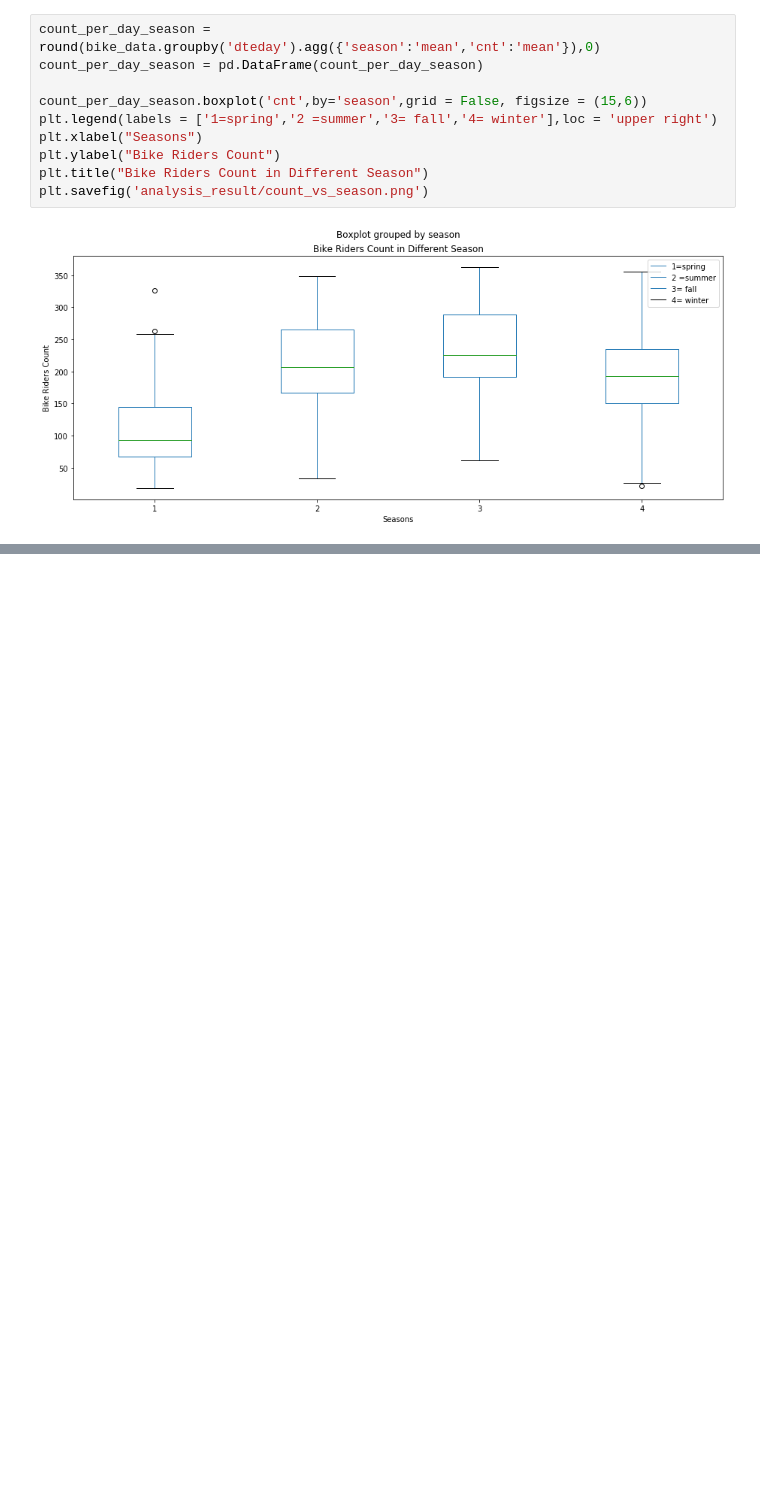
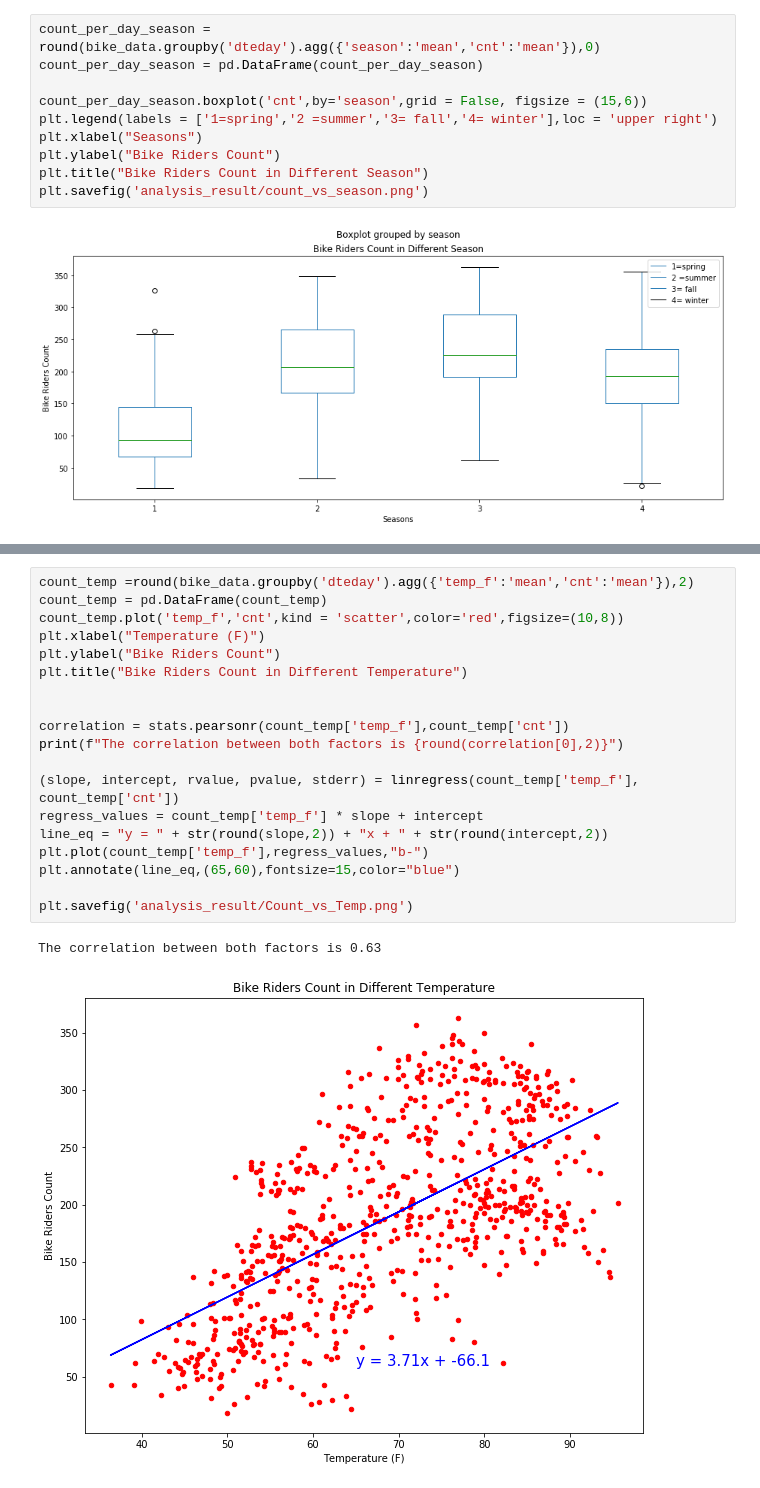
Before and after one commit to Sasmita28/Bike-Share-Analysis, a Jupyter notebook: project_one_bike_sharing_sm.ipynb, the cells around one changed output, grey strips where cells are left out. Cells and saved outputs as stored; diff of their text form; blank space fills up the shorter version.

Commit message:
some more analysis

```diff
--- a/project_one_bike_sharing_sm.ipynb
+++ b/project_one_bike_sharing_sm.ipynb
@@ -221,0 +296,22 @@ plt.savefig('analysis_result/count_vs_season.png')
+# %%
+count_temp =round(bike_data.groupby('dteday').agg({'temp_f':'mean','cnt':'mean'}),2)
+count_temp = pd.DataFrame(count_temp)
+count_temp.plot('temp_f','cnt',kind = 'scatter',color='red',figsize=(10,8))
+plt.xlabel("Temperature (F)")
+plt.ylabel("Bike Riders Count")
+plt.title("Bike Riders Count in Different Temperature")
+
+
+correlation = stats.pearsonr(count_temp['temp_f'],count_temp['cnt'])
+print(f"The correlation between both factors is {round(correlation[0],2)}")
+
+(slope, intercept, rvalue, pvalue, stderr) = linregress(count_temp['temp_f'], count_temp['cnt'])
+regress_values = count_temp['temp_f'] * slope + intercept
+line_eq = "y = " + str(round(slope,2)) + "x + " + str(round(intercept,2))
+plt.plot(count_temp['temp_f'],regress_values,"b-")
+plt.annotate(line_eq,(65,60),fontsize=15,color="blue")
+
+plt.savefig('analysis_result/Count_vs_Temp.png')
+# %% [output]
+The correlation between both factors is 0.63
+[figure, added]
```
Also changed, not shown: parts of 4 cells of this notebook.
